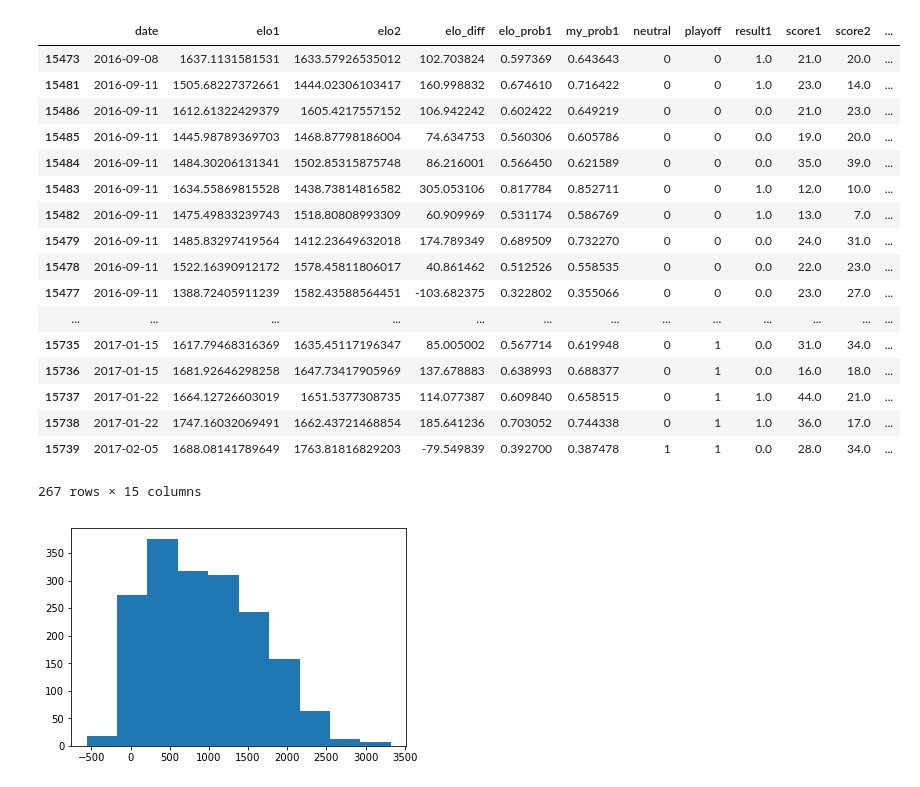
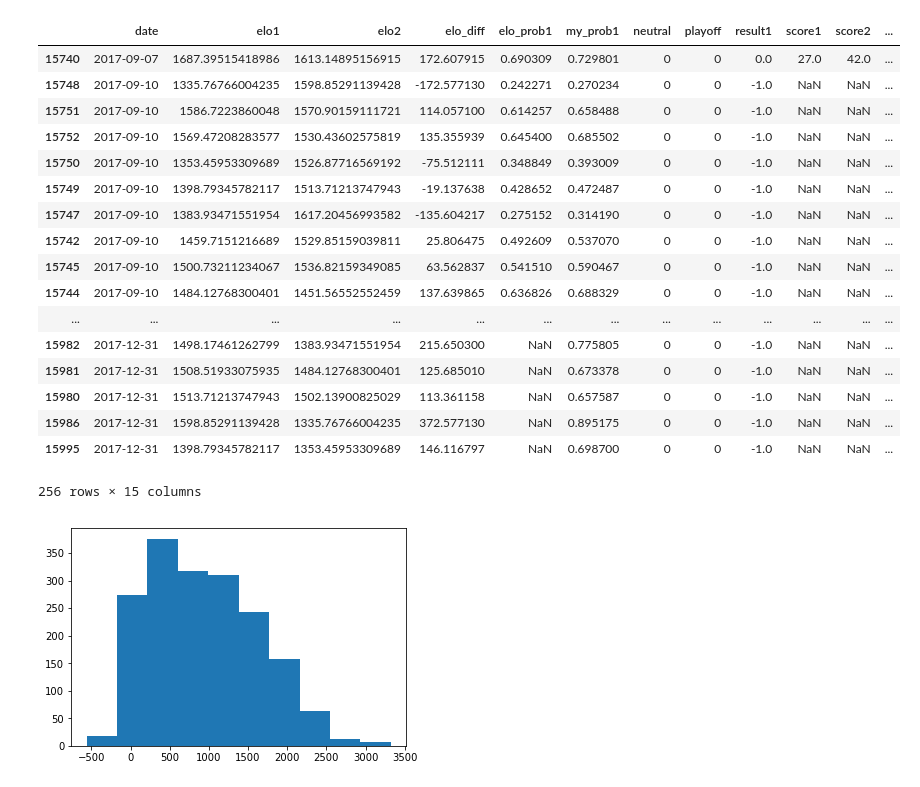
Before and after one commit to bhillmann/nfl-elo-game, a Jupyter notebook: National Football Losers.ipynb, the cells around one changed output. Drawn from its saved outputs; the diff is of its cells as text; code cells hidden in the pictures.

```diff
--- a/National Football Losers.ipynb
+++ b/National Football Losers.ipynb
@@ -80,24 +81,24 @@ elos['week_in_season'] = week_in_season
 # %%
-elos[elos['season'].isin([2016])]
+elos[elos['season'].isin([2017])]
 # %% [output]
 |  | date | elo1 | elo2 | elo_diff | elo_prob1 | my_prob1 | neutral | playoff | result1 | score1 | score2 | ... |
-| 15473 | 2016-09-08 | 1637.1131581531 | 1633.57926535012 | 102.703824 | 0.597369 | 0.643643 | 0 | 0 | 1.0 | 21.0 | 20.0 | ... |
-| 15481 | 2016-09-11 | 1505.68227372661 | 1444.02306103417 | 160.998832 | 0.674610 | 0.716422 | 0 | 0 | 1.0 | 23.0 | 14.0 | ... |
-| 15486 | 2016-09-11 | 1612.61322429379 | 1605.4217557152 | 106.942242 | 0.602422 | 0.649219 | 0 | 0 | 0.0 | 21.0 | 23.0 | ... |
-| 15485 | 2016-09-11 | 1445.98789369703 | 1468.87798186004 | 74.634753 | 0.560306 | 0.605786 | 0 | 0 | 0.0 | 19.0 | 20.0 | ... |
-| 15484 | 2016-09-11 | 1484.30206131341 | 1502.85315875748 | 86.216001 | 0.566450 | 0.621589 | 0 | 0 | 0.0 | 35.0 | 39.0 | ... |
-| 15483 | 2016-09-11 | 1634.55869815528 | 1438.73814816582 | 305.053106 | 0.817784 | 0.852711 | 0 | 0 | 1.0 | 12.0 | 10.0 | ... |
-| 15482 | 2016-09-11 | 1475.49833239743 | 1518.80808993309 | 60.909969 | 0.531174 | 0.586769 | 0 | 0 | 1.0 | 13.0 | 7.0 | ... |
-| 15479 | 2016-09-11 | 1485.83297419564 | 1412.23649632018 | 174.789349 | 0.689509 | 0.732270 | 0 | 0 | 0.0 | 24.0 | 31.0 | ... |
-| 15478 | 2016-09-11 | 1522.16390912172 | 1578.45811806017 | 40.861462 | 0.512526 | 0.558535 | 0 | 0 | 0.0 | 22.0 | 23.0 | ... |
-| 15477 | 2016-09-11 | 1388.72405911239 | 1582.43588564451 | -103.682375 | 0.322802 | 0.355066 | 0 | 0 | 0.0 | 23.0 | 27.0 | ... |
+| 15740 | 2017-09-07 | 1687.39515418986 | 1613.14895156915 | 172.607915 | 0.690309 | 0.729801 | 0 | 0 | 0.0 | 27.0 | 42.0 | ... |
+| 15748 | 2017-09-10 | 1335.76766004235 | 1598.85291139428 | -172.577130 | 0.242271 | 0.270234 | 0 | 0 | -1.0 | NaN | NaN | ... |
+| 15751 | 2017-09-10 | 1586.7223860048 | 1570.90159111721 | 114.057100 | 0.614257 | 0.658488 | 0 | 0 | -1.0 | NaN | NaN | ... |
+| 15752 | 2017-09-10 | 1569.47208283577 | 1530.43602575819 | 135.355939 | 0.645400 | 0.685502 | 0 | 0 | -1.0 | NaN | NaN | ... |
+| 15750 | 2017-09-10 | 1353.45953309689 | 1526.87716569192 | -75.512111 | 0.348849 | 0.393009 | 0 | 0 | -1.0 | NaN | NaN | ... |
+| 15749 | 2017-09-10 | 1398.79345782117 | 1513.71213747943 | -19.137638 | 0.428652 | 0.472487 | 0 | 0 | -1.0 | NaN | NaN | ... |
+| 15747 | 2017-09-10 | 1383.93471551954 | 1617.20456993582 | -135.604217 | 0.275152 | 0.314190 | 0 | 0 | -1.0 | NaN | NaN | ... |
+| 15742 | 2017-09-10 | 1459.7151216689 | 1529.85159039811 | 25.806475 | 0.492609 | 0.537070 | 0 | 0 | -1.0 | NaN | NaN | ... |
+| 15745 | 2017-09-10 | 1500.73211234067 | 1536.82159349085 | 63.562837 | 0.541510 | 0.590467 | 0 | 0 | -1.0 | NaN | NaN | ... |
+| 15744 | 2017-09-10 | 1484.12768300401 | 1451.56552552459 | 137.639865 | 0.636826 | 0.688329 | 0 | 0 | -1.0 | NaN | NaN | ... |
 | ... | ... | ... | ... | ... | ... | ... | ... | ... | ... | ... | ... | ... |
-| 15735 | 2017-01-15 | 1617.79468316369 | 1635.45117196347 | 85.005002 | 0.567714 | 0.619948 | 0 | 1 | 0.0 | 31.0 | 34.0 | ... |
-| 15736 | 2017-01-15 | 1681.92646298258 | 1647.73417905969 | 137.678883 | 0.638993 | 0.688377 | 0 | 1 | 0.0 | 16.0 | 18.0 | ... |
-| 15737 | 2017-01-22 | 1664.12726603019 | 1651.5377308735 | 114.077387 | 0.609840 | 0.658515 | 0 | 1 | 1.0 | 44.0 | 21.0 | ... |
-| 15738 | 2017-01-22 | 1747.16032069491 | 1662.43721468854 | 185.641236 | 0.703052 | 0.744338 | 0 | 1 | 1.0 | 36.0 | 17.0 | ... |
-| 15739 | 2017-02-05 | 1688.08141789649 | 1763.81816829203 | -79.549839 | 0.392700 | 0.387478 | 1 | 1 | 0.0 | 28.0 | 34.0 | ... |
+| 15982 | 2017-12-31 | 1498.17461262799 | 1383.93471551954 | 215.650300 | NaN | 0.775805 | 0 | 0 | -1.0 | NaN | NaN | ... |
+| 15981 | 2017-12-31 | 1508.51933075935 | 1484.12768300401 | 125.685010 | NaN | 0.673378 | 0 | 0 | -1.0 | NaN | NaN | ... |
+| 15980 | 2017-12-31 | 1513.71213747943 | 1502.13900825029 | 113.361158 | NaN | 0.657587 | 0 | 0 | -1.0 | NaN | NaN | ... |
+| 15986 | 2017-12-31 | 1598.85291139428 | 1335.76766004235 | 372.577130 | NaN | 0.895175 | 0 | 0 | -1.0 | NaN | NaN | ... |
+| 15995 | 2017-12-31 | 1398.79345782117 | 1353.45953309689 | 146.116797 | NaN | 0.698700 | 0 | 0 | -1.0 | NaN | NaN | ... |
-267 rows × 15 columns
+256 rows × 15 columns
 # %%
 plt.hist(elos.groupby(['season', 'week_in_season']).sum()['elo_diff'])
 plt.show()
```
Also changed, not shown: parts of 14 cells of this notebook, 7 other files.
